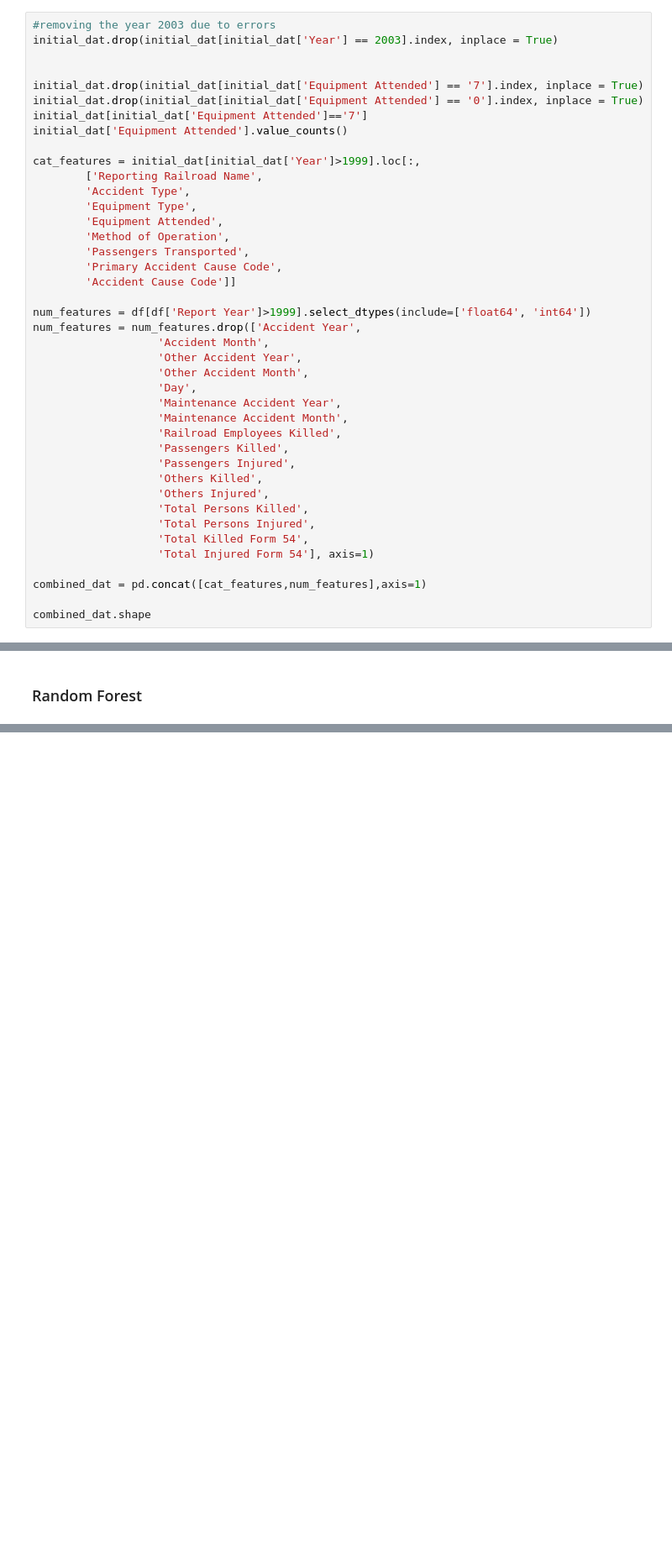
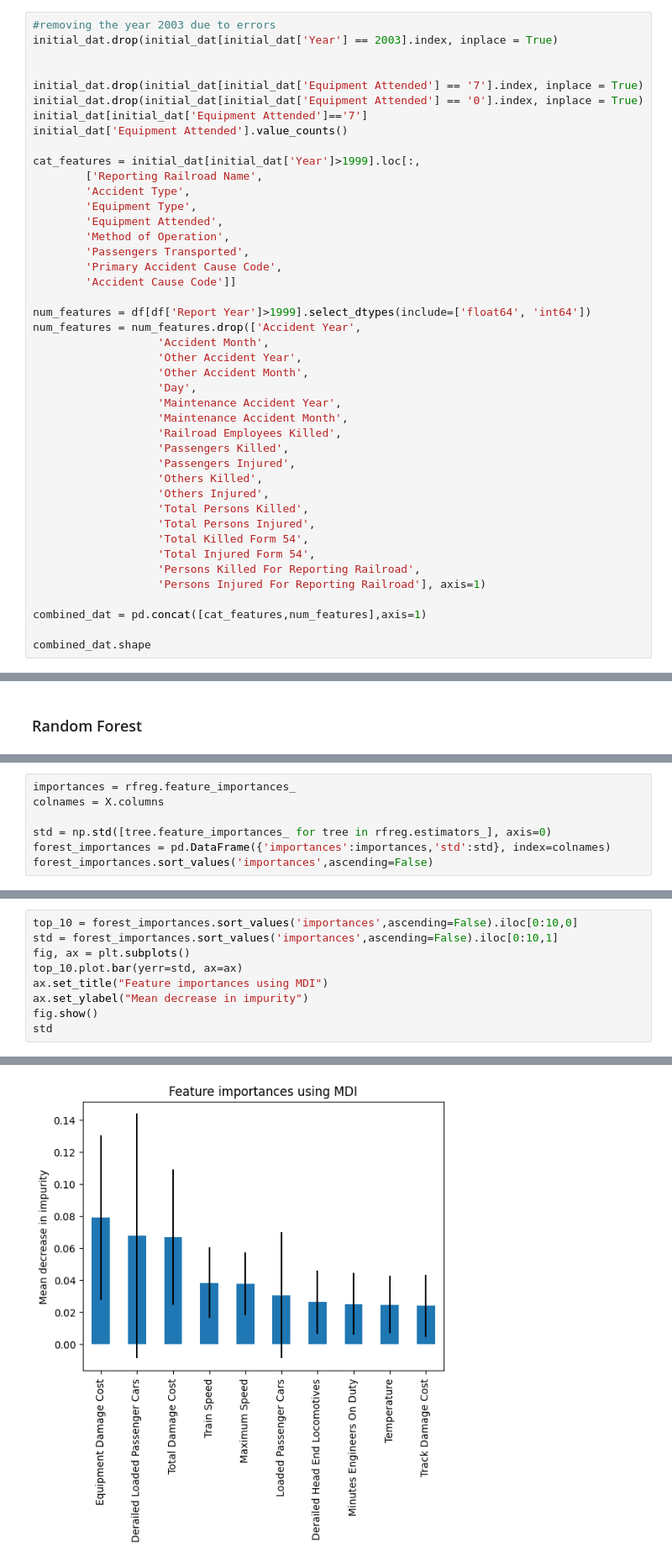
Before and after one commit to ndahlinuvm/Train-Derailment-287Project, a Jupyter notebook: modeling_injuries.ipynb, the cells around one changed output, grey strips where cells are left out. Shown at 84% size. Cells and saved outputs as stored; diff of their text form; blank space fills up the shorter version.

Commit message:
Update modeling_injuries.ipynb
feature importances

```diff
--- a/modeling_injuries.ipynb
+++ b/modeling_injuries.ipynb
@@ -199,7 +199,9 @@ num_features = num_features.drop(['Accident Year',
                    'Total Persons Killed',
                    'Total Persons Injured',
                    'Total Killed Form 54',
-                   'Total Injured Form 54'], axis=1)
+                   'Total Injured Form 54',
+                   'Persons Killed For Reporting Railroad',
+                   'Persons Injured For Reporting Railroad'], axis=1)
 
 combined_dat = pd.concat([cat_features,num_features],axis=1)
 
@@ -423,0 +428,7 @@ Train Score: 0.9228145536924147
+# %%
+importances = rfreg.feature_importances_
+colnames = X.columns
+
+std = np.std([tree.feature_importances_ for tree in rfreg.estimators_], axis=0)
+forest_importances = pd.DataFrame({'importances':importances,'std':std}, index=colnames)
+forest_importances.sort_values('importances',ascending=False)
@@ -423,0 +449,10 @@ Train Score: 0.9228145536924147
+# %%
+top_10 = forest_importances.sort_values('importances',ascending=False).iloc[0:10,0]
+std = forest_importances.sort_values('importances',ascending=False).iloc[0:10,1]
+fig, ax = plt.subplots()
+top_10.plot.bar(yerr=std, ax=ax)
+ax.set_title("Feature importances using MDI")
+ax.set_ylabel("Mean decrease in impurity")
+fig.show()
+std
+# %% [output]
@@ -423,0 +470 @@ Train Score: 0.9228145536924147
+[figure, added]
```
Also changed, not shown: parts of 9 cells of this notebook.
